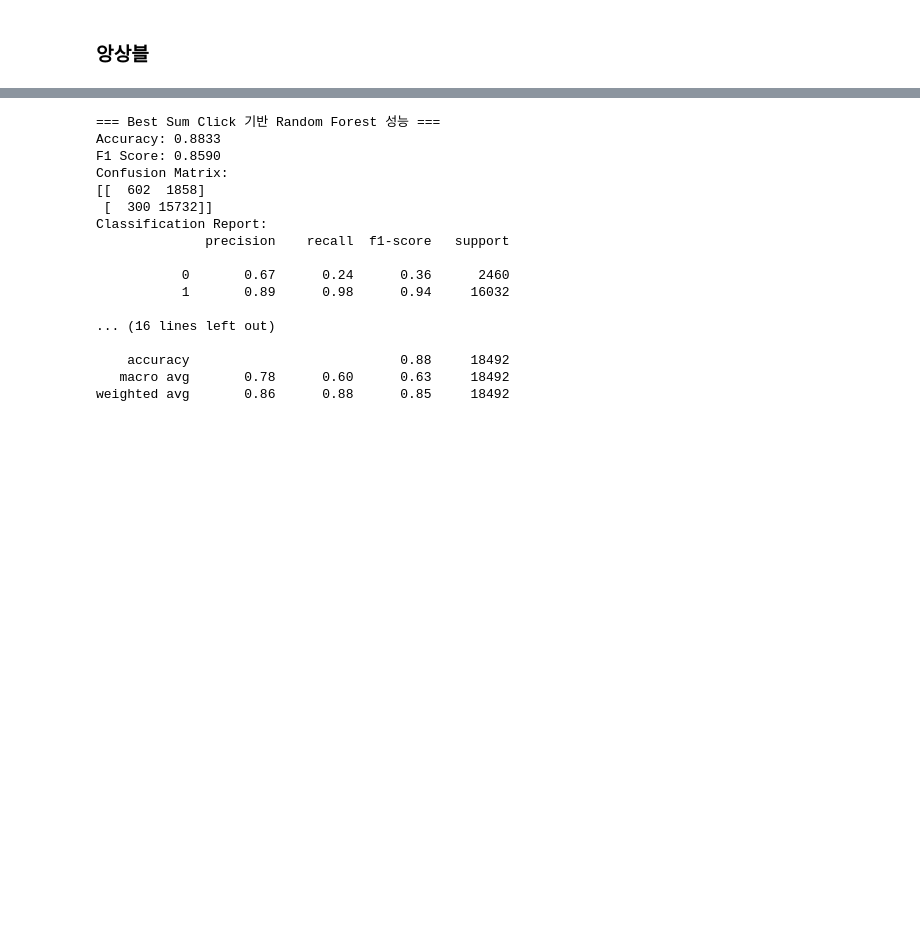
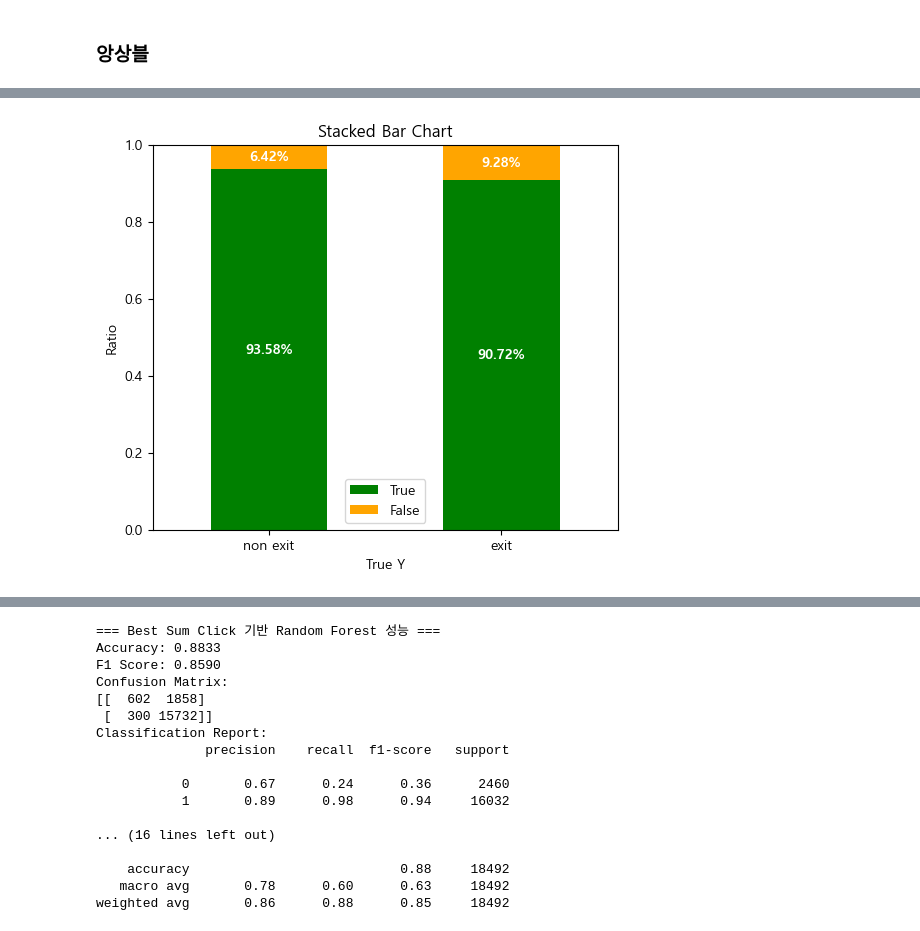
Before and after one commit to SKNETWORKS-FAMILY-AICAMP/SKN09-2nd-1Team, a Jupyter notebook: student_attrition_prediction.ipynb, the cells around one changed output, grey strips where cells are left out. Saved outputs shown, nothing was run; the diff lists cells and outputs as text; code cells hidden in the pictures; blank space fills up the shorter version.

```diff
--- a/student_attrition_prediction.ipynb
+++ b/student_attrition_prediction.ipynb
@@ -816 +861,33 @@ plt.show()
+# %%
+y1_pred_1 = np.sum((y_test == 1) & (mean_y_pred == 1)) / np.sum(y_test == 1)
+y1_pred_0 = np.sum((y_test == 1) & (mean_y_pred == 0)) / np.sum(y_test == 1)
+
+y0_pred_0 = np.sum((y_test == 0) & (mean_y_pred == 0)) / np.sum(y_test == 0)
+y0_pred_1 = np.sum((y_test == 0) & (mean_y_pred == 1)) / np.sum(y_test == 0)
+
+
+df = pd.DataFrame({
+    "실제 Y 값": ["non exit", "exit"],
+    "정답": [y1_pred_1, y0_pred_0],
+    "오답": [y1_pred_0, y0_pred_1]
+})
+
+ax = df.set_index("실제 Y 값").plot(kind="bar", stacked=True, color=["green", "orange"], figsize=(6, 5))
+
+for p in ax.patches:
+    width, height = p.get_width(), p.get_height()
+    x, y = p.get_x(), p.get_y()
+    if height > 0:
+        ax.text(x + width / 2, y + height / 2, f"{height*100:.2f}%", ha="center", va="center", fontsize=10, color="white", fontweight="bold")
+
+
+plt.xlabel("True Y")
+plt.ylabel("Ratio")
+plt.title("Stacked Bar Chart")
+plt.xticks(rotation=0)
+plt.legend(["True", "False"])
+plt.ylim(0, 1)
+plt.show()
+# %% [output]
+[figure, added]
 # %%
```
Also changed, not shown: parts of 27 cells of this notebook.
